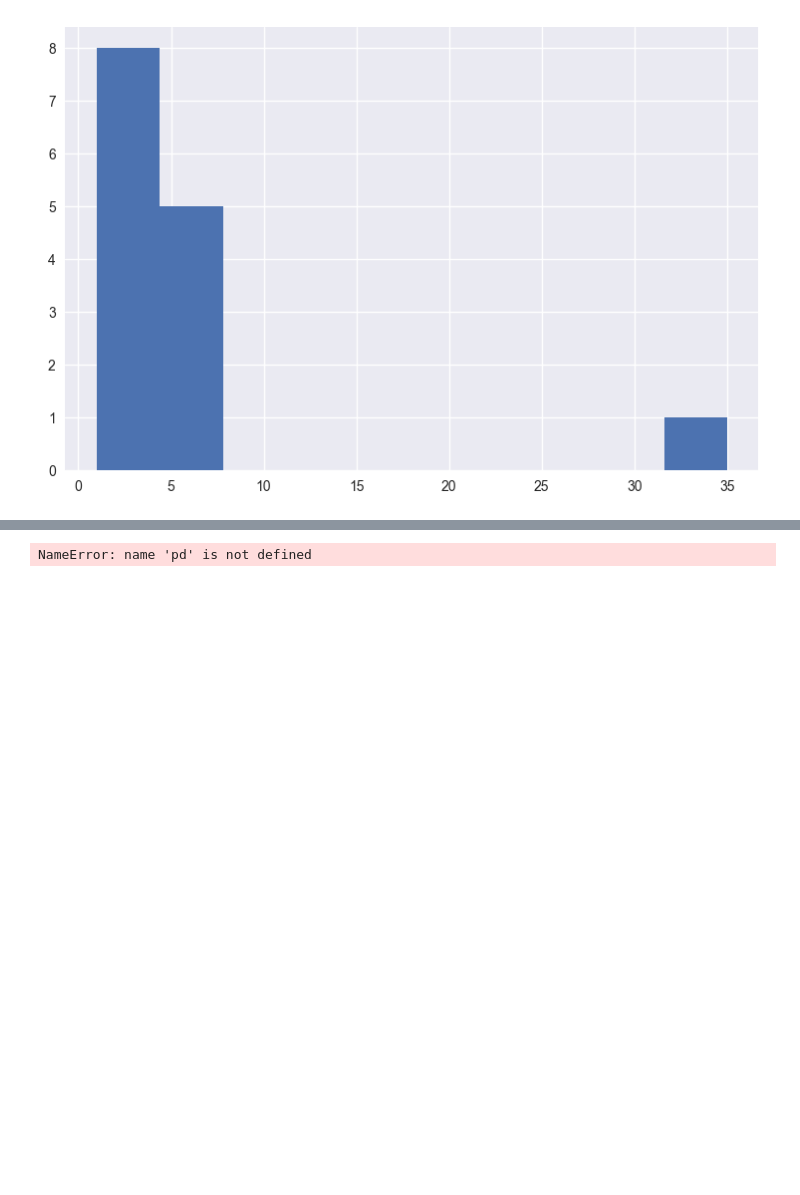
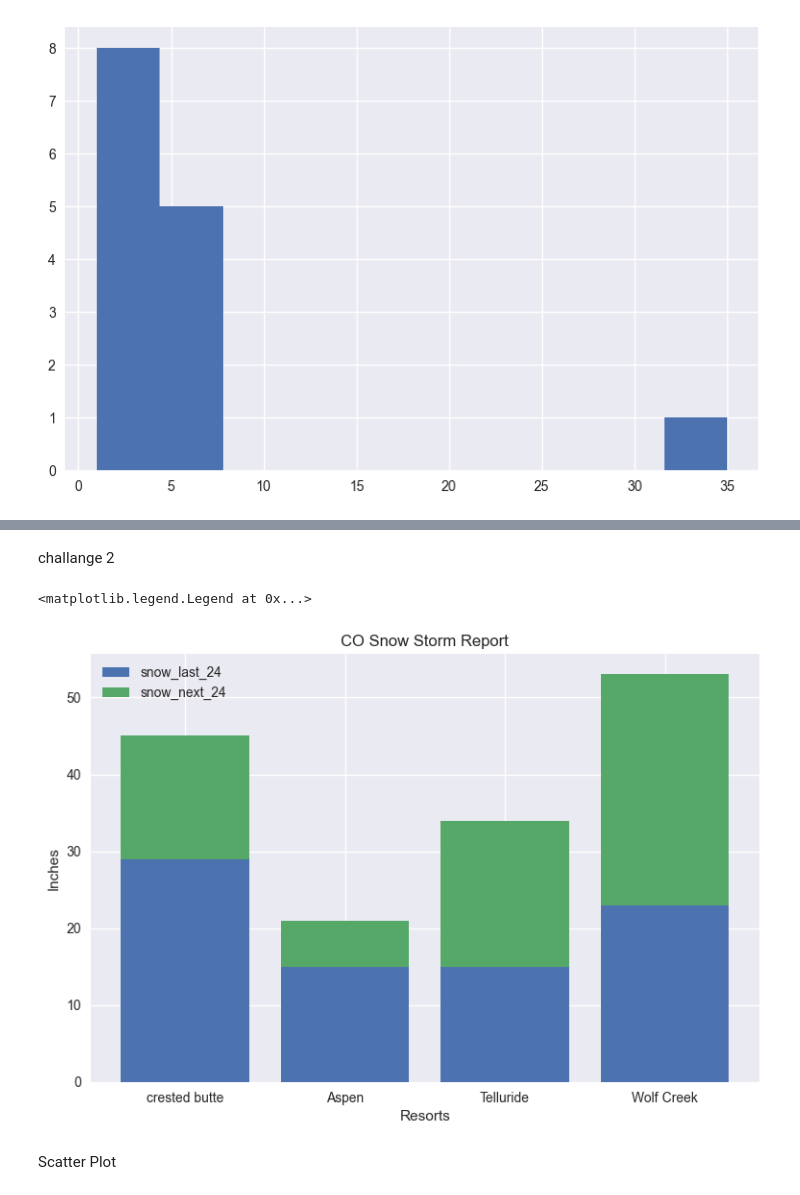
Before and after one commit to Shreyaa710/PythonLibraries, a Jupyter notebook: matplotLearn.ipynb, the cells around one changed output, grey strips where cells are left out. Cells and saved outputs as stored; diff of their text form; code cells hidden in the pictures; blank space fills up the shorter version.

```diff
--- a/matplotLearn.ipynb
+++ b/matplotLearn.ipynb
@@ -248,4 +248,18 @@ plt.hist(nums, bins=20, color="green")
-# %%
-titanic = pd.read_csv("data?titanic.csv")
-# %% [output]
-NameError: name 'pd' is not defined
+# %% [markdown]
+challange 2
+# %%
+resorts = ["crested butte", "Aspen", "Telluride", "Wolf Creek"]
+snow_last_24 = [29,15,15,23]
+snow_next_24 = [16,6,19,30]
+# %%
+plt.bar(resorts, snow_last_24, label="snow_last_24")
+plt.bar(resorts, snow_next_24, bottom=snow_last_24, label="snow_next_24")
+plt.xlabel("Resorts")
+plt.ylabel("Inches")
+plt.title("CO Snow Storm Report")
+plt.legend()
+# %% [output]
+<matplotlib.legend.Legend at 0x...>
+[figure, added]
+# %% [markdown]
+Scatter Plot
```
Also changed, not shown: parts of 12 cells of this notebook.
